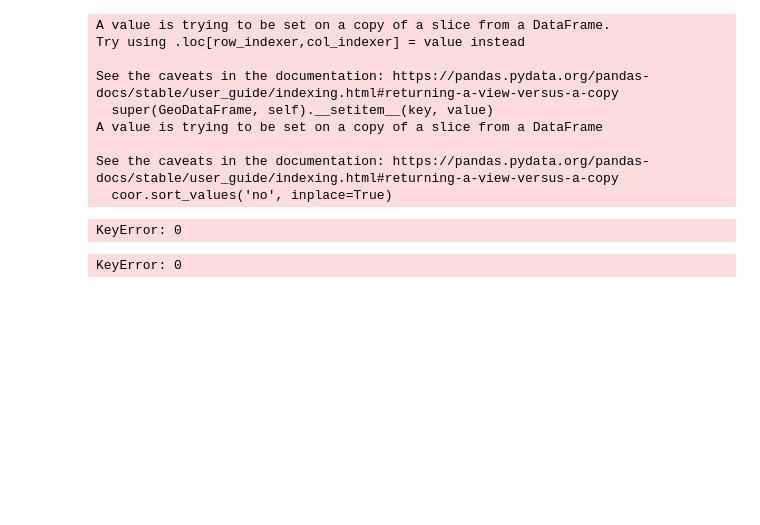
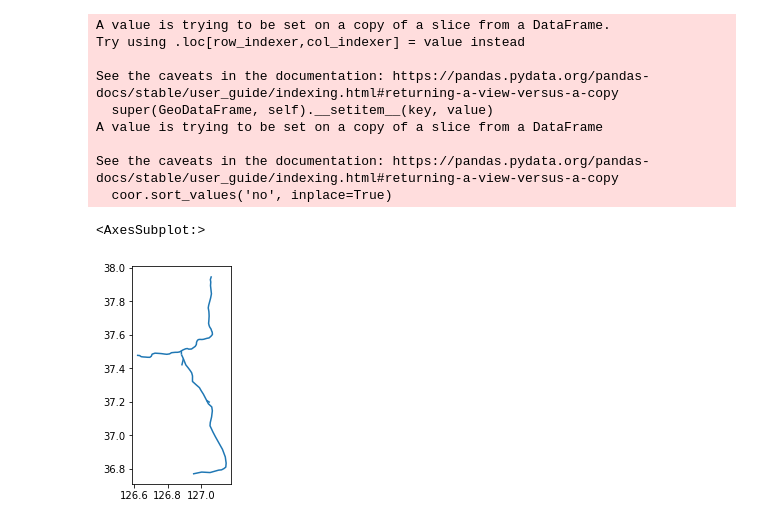
Before and after one commit to yejoon-lee/Seoul_Metro, a Jupyter notebook: Visualization/visaulize.ipynb, the cells around one changed output. Cells and saved outputs as stored; diff of their text form; code cells hidden in the pictures; blank space fills up the shorter version.

Commit message:
Removing the unnecessary files in Visualization

```diff
--- a/Visualization/visaulize.ipynb
+++ b/Visualization/visaulize.ipynb
@@ -42,15 +42,18 @@ subway
 705 rows × 3 columns
 # %%
 # replace station name
-replace_dict = {'서울':'서울역'}
+replace_dict = {'서울':'서울역', '총신대입구':'총신대입구(이수)', '이수':'총신대입구(이수)', '가천대':'가천대역', '419민주묘지':'4.19민주묘지'}
 
 coor_geo = coor_geo.replace(replace_dict)
 # %%
 # find the 'no' which corresponds to 'name'
 
 def add_no(coor, subway):
+    coor.reset_index(inplace=True)
+    subway.reset_index(inplace=True)
+
     no_list = []
-    for i in range(coor.shape[0]):    # find the 'no' which corresponds to 'name'
+    for i in range(coor.shape[0]):
         no = subway.loc[subway['name'] == coor['name'][i]]['no']
         if no.empty: # if 'no' cannot be found, append na
             no_list.append(pd.NA)
@@ -66,52 +69,39 @@ def add_no(coor, subway):
 # %%
 # 1호선(line 1)
 
 ## add no
 subway_1 = subway.loc[subway['line'] == '1']
 coor_1 = coor_geo.loc[coor_geo['line'] == '01호선']
 
 line1 = add_no(coor_1, subway_1)
 
 
 ## divide by line
-
 line1_main = line1.iloc[:62].reset_index(drop=True)
 line1_main_p = line1.iloc[[41,62]].reset_index(drop=True)
 line1_P = line1.iloc[62:].drop(index=[65,79]).reset_index(drop=True) # 65 for 광명 # 79 for 서동탄
 line1_GM = line1.iloc[[64,65]].reset_index(drop=True)
 line1_SDT = line1.iloc[[78,79]].reset_index(drop=True)
 
+line1_main = LineString(line1_main['geometry'])
+line1_main_p = LineString(line1_main_p['geometry'])
+line1_P = LineString(line1_P['geometry'])
+line1_GM = LineString(line1_GM['geometry'])
+line1_SDT = LineString(line1_SDT['geometry'])
+
 ## make geodf
-line1_list = [line1_main, line1_main_p, line1_P, line1_GM, line1_SDT]
-line1_df = gpd.GeoDataFrame({'line':[1,1,1,1,1], 'geometry':[LineString(x['geometry']) for x in line1_list]})
+line1_df = gpd.GeoDataFrame({'line':['1','1','1','1','1'], 'geometry':[line1_main, line1_main_p, line1_P, line1_GM, line1_SDT]})
+
+line1_df.plot()
 # %% [output]
 A value is trying to be set on a copy of a slice from a DataFrame.
 Try using .loc[row_indexer,col_indexer] = value instead
 
 See the caveats in the documentation: https://pandas.pydata.org/pandas-docs/stable/user_guide/indexing.html#returning-a-view-versus-a-copy
   super(GeoDataFrame, self).__setitem__(key, value)
 A value is trying to be set on a copy of a slice from a DataFrame
 
 See the caveats in the documentation: https://pandas.pydata.org/pandas-docs/stable/user_guide/indexing.html#returning-a-view-versus-a-copy
   coor.sort_values('no', inplace=True)
+<AxesSubplot:>
+[figure, added]
-# %%
-for i in range(coor_2.shape[0]):   # find the 'no' which corresponds to 'name'
-    print(i)
-    no = subway_2.loc[subway_2['name'] == coor_2['name'][i]]['no']
-    if no.empty: # if 'no' cannot be found, append na
-        no_list.append(pd.NA)
-    else:
-        no_list.append(no.iloc[0])# add column in df
-# %% [output]
-KeyError: 0
-# %%
-# 2호선 (line 2)
-
-## add no
-subway_2 = subway.loc[subway['line'] == '2']
-coor_2 = coor_geo.loc[coor_geo['line'] == '02호선']
-
-line2 = add_no(coor_2, subway_2)
-line2
-# %% [output]
-KeyError: 0
```
Also changed, not shown: parts of 21 cells of this notebook, 12 other files.
